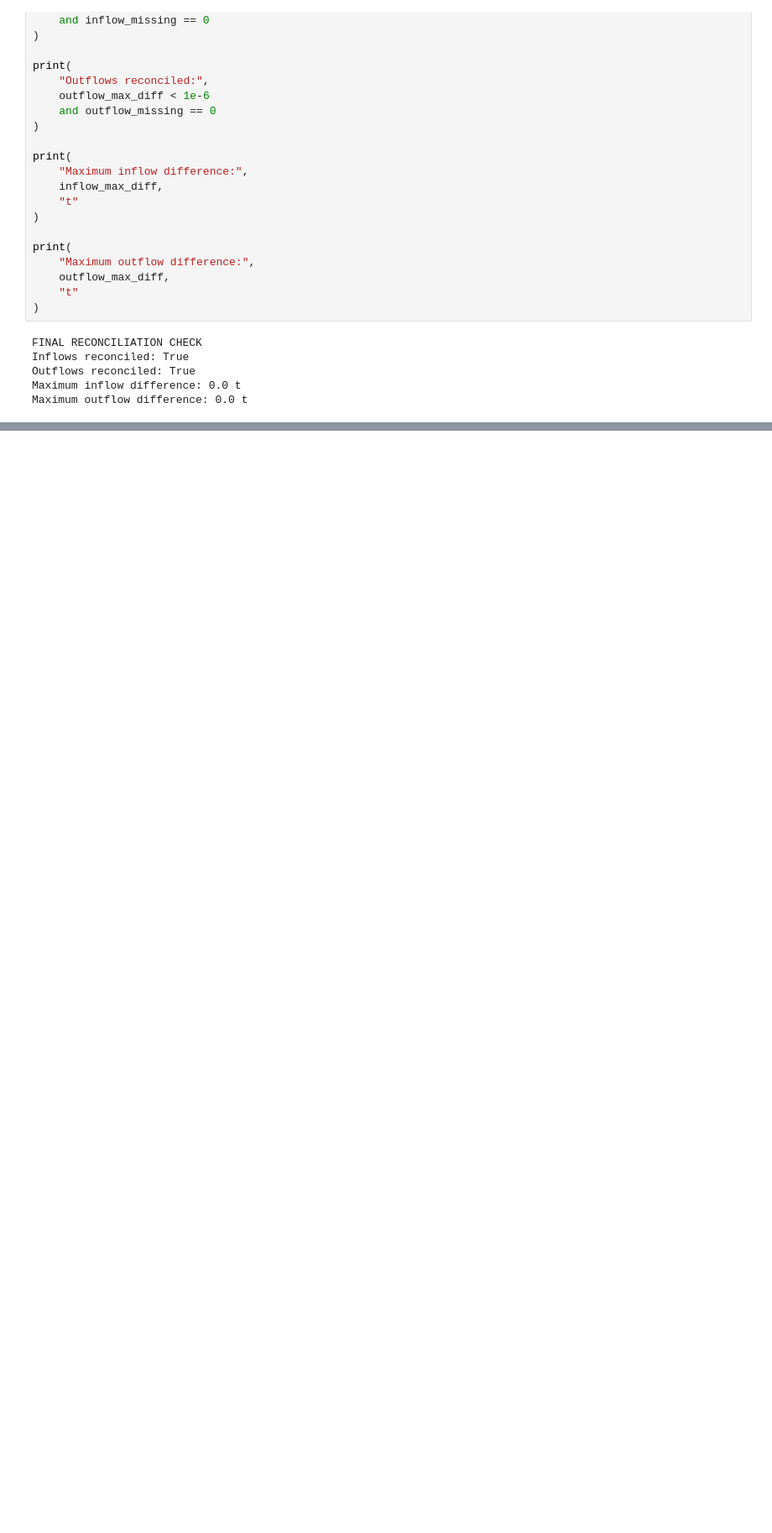
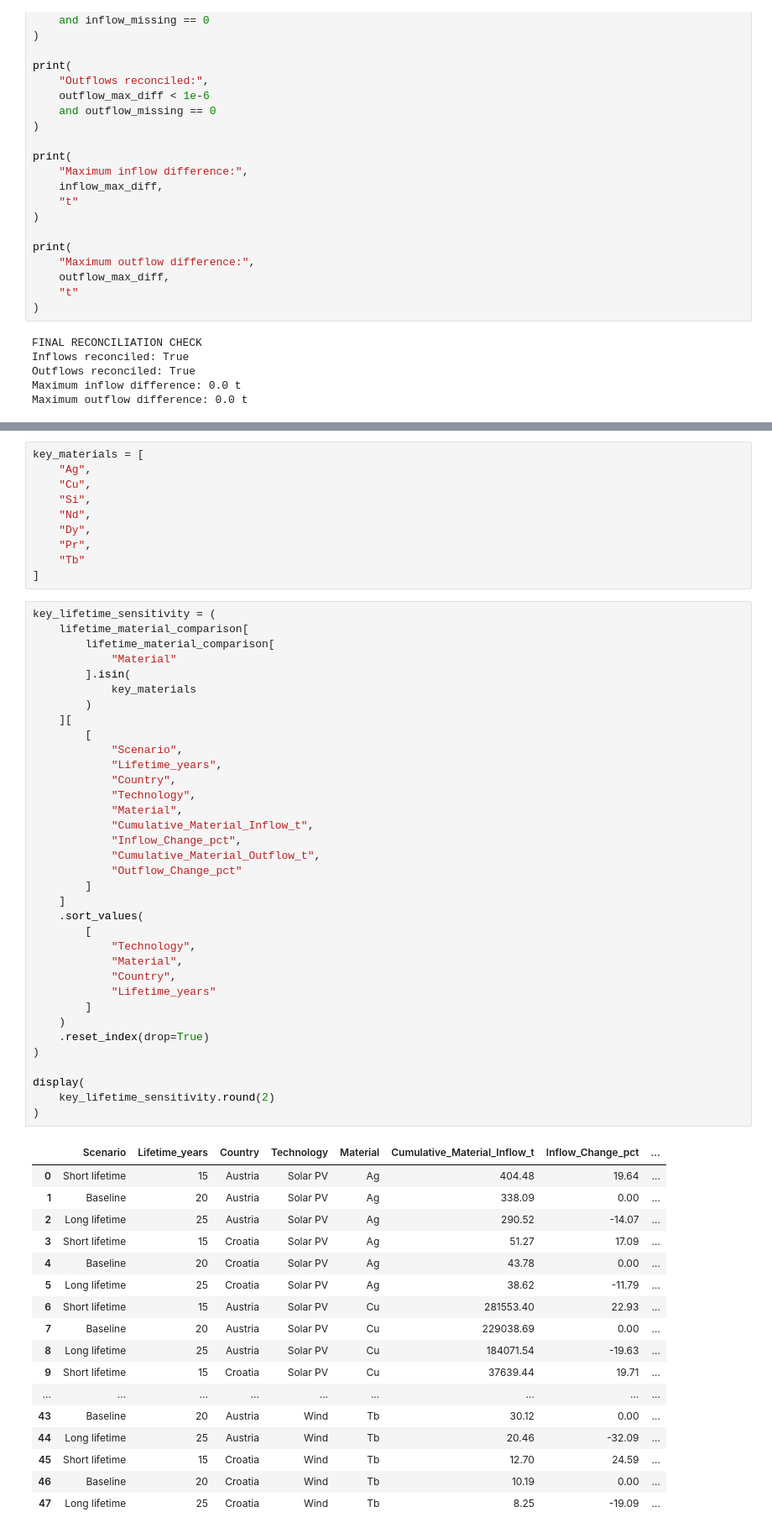
Before and after one commit to Trickwillfrit/MFA, a Jupyter notebook: notebooks/ENV501_Austria_Croatia_MFA.ipynb, the cells around one changed output, grey strips where cells are left out. Shown at 84% size. Cells and saved outputs as stored; diff of their text form; blank space fills up the shorter version.

```diff
--- a/notebooks/ENV501_Austria_Croatia_MFA.ipynb
+++ b/notebooks/ENV501_Austria_Croatia_MFA.ipynb
@@ -13088,0 +13354,63 @@ Maximum outflow difference: 0.0 t
+# %%
+key_materials = [
+    "Ag",
+    "Cu",
+    "Si",
+    "Nd",
+    "Dy",
+    "Pr",
+    "Tb"
+]
+# %%
+key_lifetime_sensitivity = (
+    lifetime_material_comparison[
+        lifetime_material_comparison[
+            "Material"
+        ].isin(
+            key_materials
+        )
+    ][
+        [
+            "Scenario",
+            "Lifetime_years",
+            "Country",
+            "Technology",
+            "Material",
+            "Cumulative_Material_Inflow_t",
+            "Inflow_Change_pct",
+            "Cumulative_Material_Outflow_t",
+            "Outflow_Change_pct"
+        ]
+    ]
+    .sort_values(
+        [
+            "Technology",
+            "Material",
+            "Country",
+            "Lifetime_years"
+        ]
+    )
+    .reset_index(drop=True)
+)
+
+display(
+    key_lifetime_sensitivity.round(2)
+)
+# %% [output]
+|  | Scenario | Lifetime_years | Country | Technology | Material | Cumulative_Material_Inflow_t | Inflow_Change_pct | ... |
+| 0 | Short lifetime | 15 | Austria | Solar PV | Ag | 404.48 | 19.64 | ... |
+| 1 | Baseline | 20 | Austria | Solar PV | Ag | 338.09 | 0.00 | ... |
+| 2 | Long lifetime | 25 | Austria | Solar PV | Ag | 290.52 | -14.07 | ... |
+| 3 | Short lifetime | 15 | Croatia | Solar PV | Ag | 51.27 | 17.09 | ... |
+| 4 | Baseline | 20 | Croatia | Solar PV | Ag | 43.78 | 0.00 | ... |
+| 5 | Long lifetime | 25 | Croatia | Solar PV | Ag | 38.62 | -11.79 | ... |
+| 6 | Short lifetime | 15 | Austria | Solar PV | Cu | 281553.40 | 22.93 | ... |
+| 7 | Baseline | 20 | Austria | Solar PV | Cu | 229038.69 | 0.00 | ... |
+| 8 | Long lifetime | 25 | Austria | Solar PV | Cu | 184071.54 | -19.63 | ... |
+| 9 | Short lifetime | 15 | Croatia | Solar PV | Cu | 37639.44 | 19.71 | ... |
+| ... | ... | ... | ... | ... | ... | ... | ... | ... |
+| 43 | Baseline | 20 | Austria | Wind | Tb | 30.12 | 0.00 | ... |
+| 44 | Long lifetime | 25 | Austria | Wind | Tb | 20.46 | -32.09 | ... |
+| 45 | Short lifetime | 15 | Croatia | Wind | Tb | 12.70 | 24.59 | ... |
+| 46 | Baseline | 20 | Croatia | Wind | Tb | 10.19 | 0.00 | ... |
+| 47 | Long lifetime | 25 | Croatia | Wind | Tb | 8.25 | -19.09 | ... |
```
Also changed, not shown: parts of 9 cells of this notebook.
